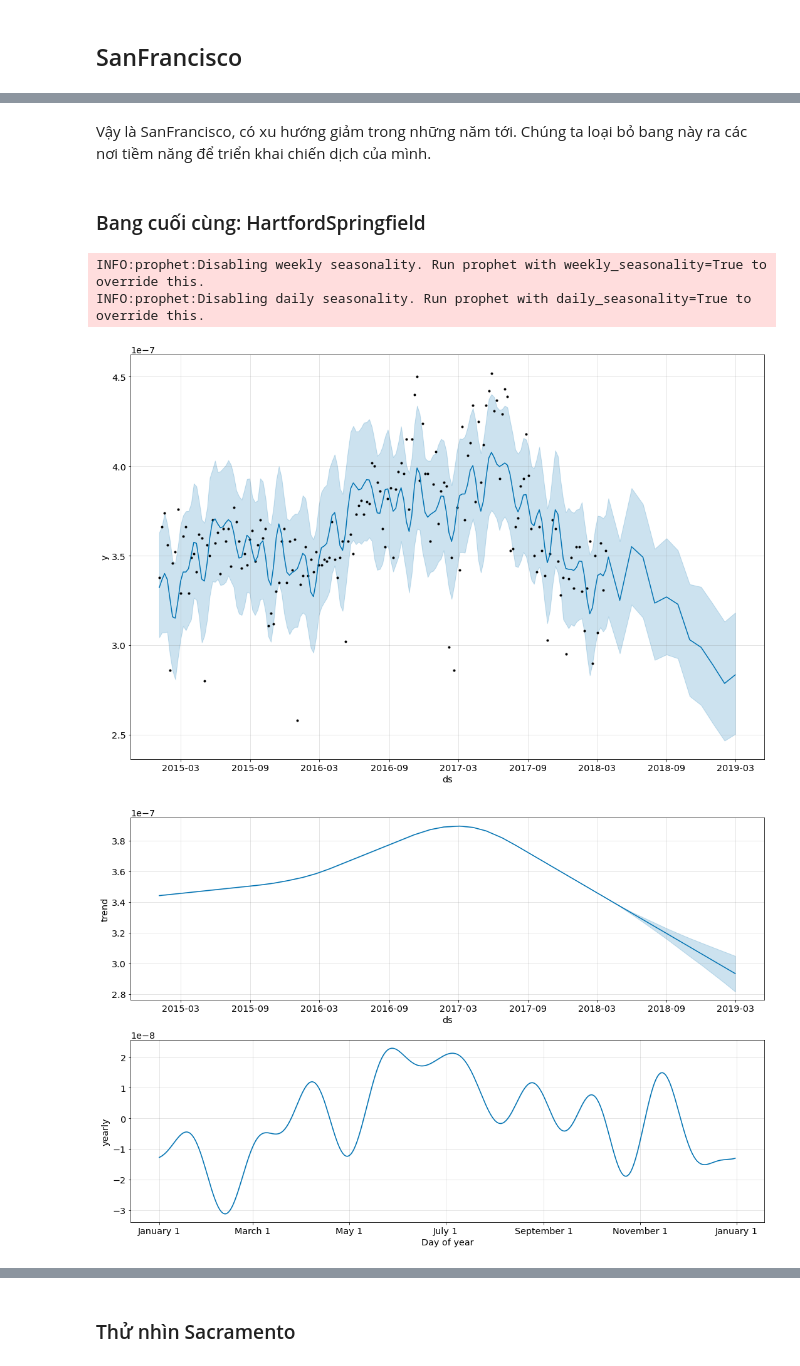
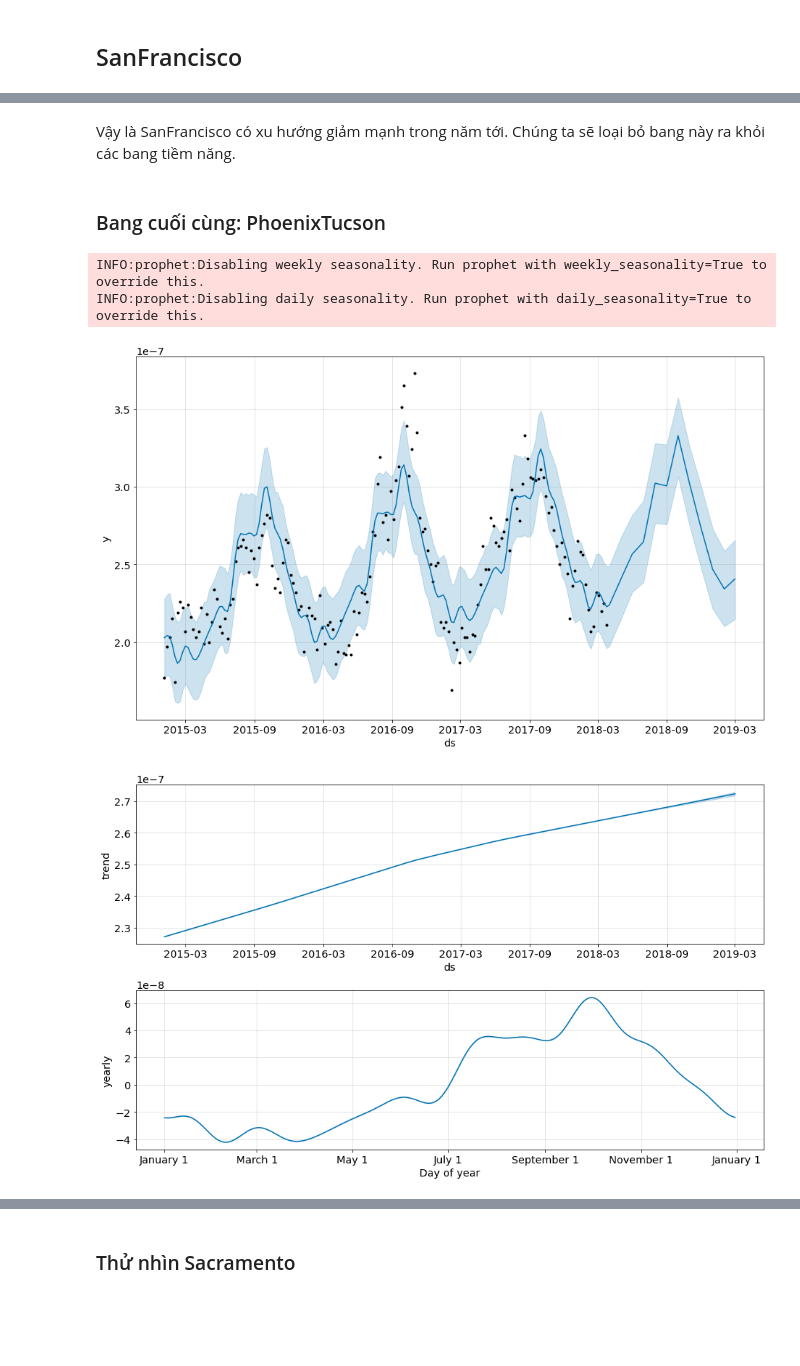
Before and after one commit to minhquan23102000/AvocadoFramingExtend_MediumDataScientistProject_Regression_TimeSeriesAnalysis, a Jupyter notebook: Part_3_ComeToDecision.ipynb, the cells around one changed output, grey strips where cells are left out. Cells and saved outputs as stored; diff of their text form; code cells hidden in the pictures; blank space fills up the shorter version.

```diff
--- a/Part_3_ComeToDecision.ipynb
+++ b/Part_3_ComeToDecision.ipynb
@@ -155,9 +155,9 @@ def fortune_telling(data, state, y):
     #Forecast the unknown
     forecast = m.predict(future)
     #Take a look at the graph
-    m.plot(forecast, figsize=(15,10))
+    m.plot(forecast, figsize=(13,8))
     plt.show()
-    m.plot_components(forecast, figsize=(15,10))
+    m.plot_components(forecast, figsize=(13,8))
     plt.show()
 # %% [markdown]
 ### SanDiego
@@ -184,11 +184,11 @@ INFO:prophet:Disabling daily seasonality. Run prophet with daily_seasonality=Tru
 # %% [markdown]
-Vậy là SanFrancisco, có xu hướng giảm trong những năm tới. Chúng ta loại bỏ bang này ra các nơi tiềm năng để triển khai chiến dịch của mình.
+Vậy là SanFrancisco có xu hướng giảm mạnh trong năm tới. Chúng ta sẽ loại bỏ bang này ra khỏi các bang tiềm năng.
 # %% [markdown]
-### Bang cuối cùng: HartfordSpringfield
+### Bang cuối cùng: PhoenixTucson
 # %%
-fortune_telling(data, state = 'HartfordSpringfield', y ='AveragePrice')
+fortune_telling(data, state = 'PhoenixTucson', y ='AveragePrice')
 # %% [output]
 INFO:prophet:Disabling weekly seasonality. Run prophet with weekly_seasonality=True to override this.
 INFO:prophet:Disabling daily seasonality. Run prophet with daily_seasonality=True to override this.
-[figure, old version]
+[figure, new version]
-[figure, old version]
+[figure, new version]
```
Also changed, not shown: parts of 16 cells of this notebook.
